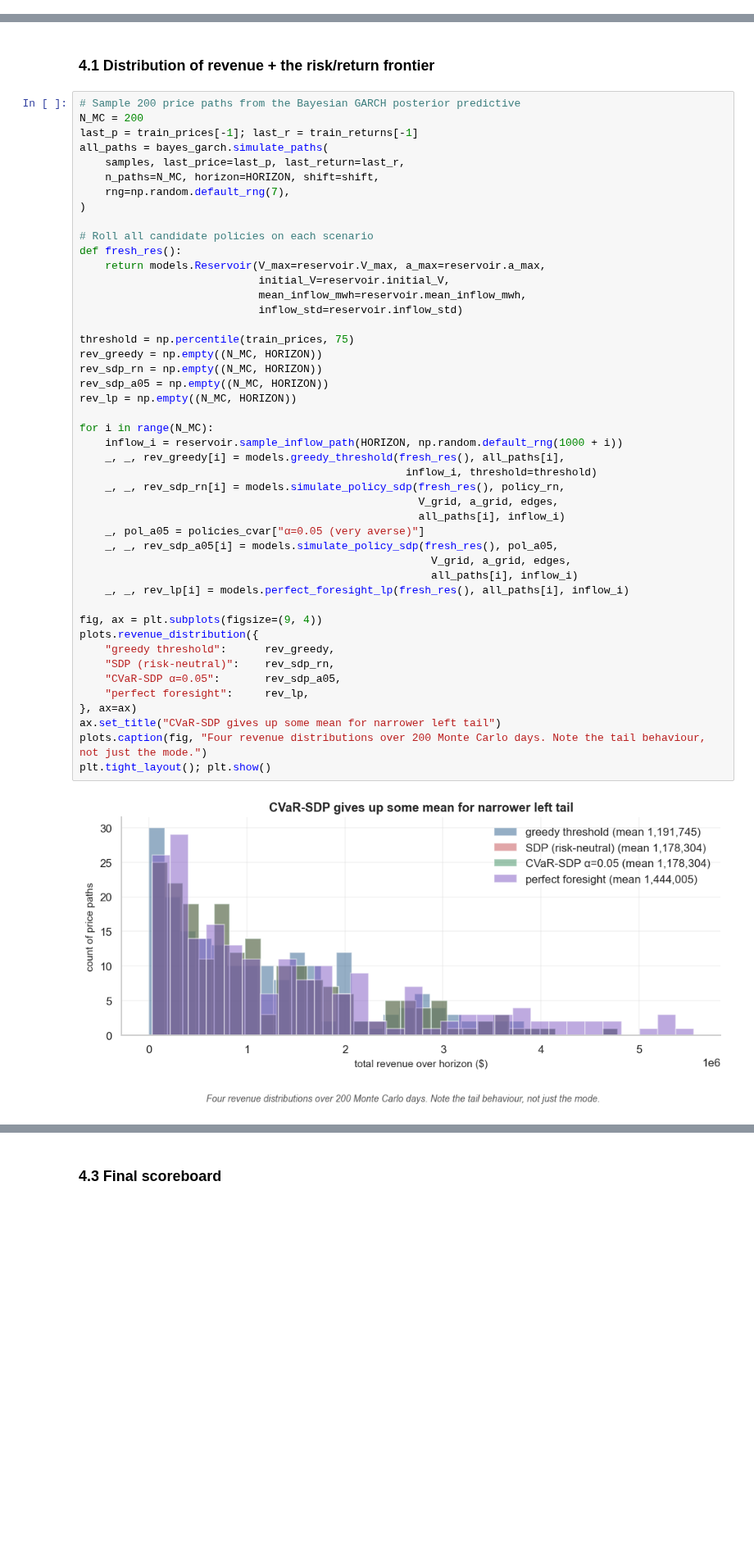
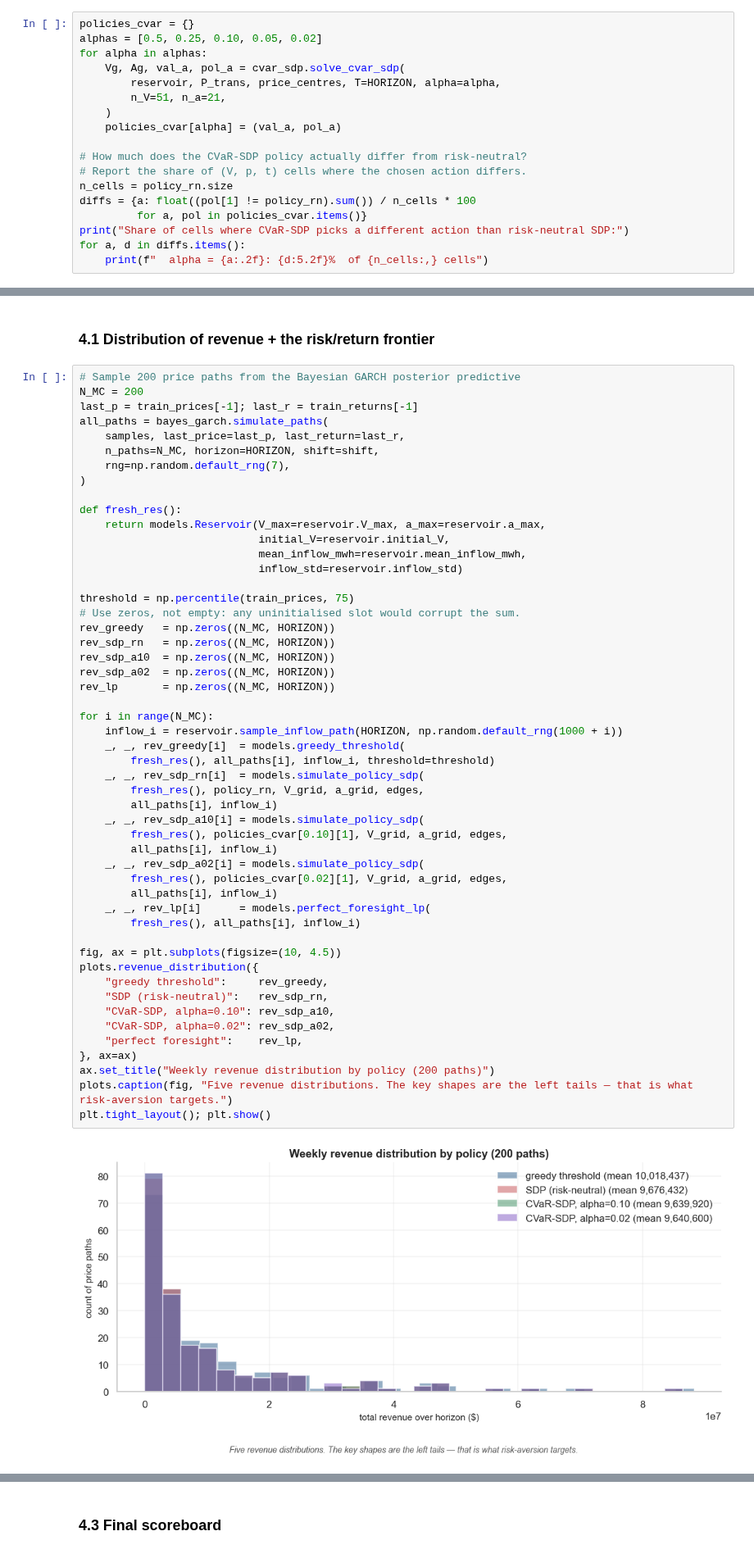
Before and after one commit to Ahmad-Jaradat-Space/hydro-storage-scheduling, a Jupyter notebook: notebook.ipynb, the cells around one changed output, grey strips where cells are left out. Shown at 82% size. Saved outputs shown, nothing was run; the diff lists cells and outputs as text; blank space fills up the shorter version.

```diff
--- a/notebook.ipynb
+++ b/notebook.ipynb
@@ -301,0 +286,18 @@ philosophical — change one parameter and the whole policy adapts.
+# %%
+policies_cvar = {}
+alphas = [0.5, 0.25, 0.10, 0.05, 0.02]
+for alpha in alphas:
+    Vg, Ag, val_a, pol_a = cvar_sdp.solve_cvar_sdp(
+        reservoir, P_trans, price_centres, T=HORIZON, alpha=alpha,
+        n_V=51, n_a=21,
+    )
+    policies_cvar[alpha] = (val_a, pol_a)
+
+# How much does the CVaR-SDP policy actually differ from risk-neutral?
+# Report the share of (V, p, t) cells where the chosen action differs.
+n_cells = policy_rn.size
+diffs = {a: float((pol[1] != policy_rn).sum()) / n_cells * 100
+         for a, pol in policies_cvar.items()}
+print("Share of cells where CVaR-SDP picks a different action than risk-neutral SDP:")
+for a, d in diffs.items():
+    print(f"  alpha = {a:.2f}: {d:5.2f}%  of {n_cells:,} cells")
@@ -310,49 +345,54 @@ DRL benchmark.*
 # %%
 # Sample 200 price paths from the Bayesian GARCH posterior predictive
 N_MC = 200
 last_p = train_prices[-1]; last_r = train_returns[-1]
 all_paths = bayes_garch.simulate_paths(
     samples, last_price=last_p, last_return=last_r,
     n_paths=N_MC, horizon=HORIZON, shift=shift,
     rng=np.random.default_rng(7),
 )
 
-# Roll all candidate policies on each scenario
 def fresh_res():
     return models.Reservoir(V_max=reservoir.V_max, a_max=reservoir.a_max,
                             initial_V=reservoir.initial_V,
                             mean_inflow_mwh=reservoir.mean_inflow_mwh,
                             inflow_std=reservoir.inflow_std)
 
 threshold = np.percentile(train_prices, 75)
-rev_greedy = np.empty((N_MC, HORIZON))
-rev_sdp_rn = np.empty((N_MC, HORIZON))
-rev_sdp_a05 = np.empty((N_MC, HORIZON))
-rev_lp = np.empty((N_MC, HORIZON))
+# Use zeros, not empty: any uninitialised slot would corrupt the sum.
+rev_greedy   = np.zeros((N_MC, HORIZON))
+rev_sdp_rn   = np.zeros((N_MC, HORIZON))
+rev_sdp_a10  = np.zeros((N_MC, HORIZON))
+rev_sdp_a02  = np.zeros((N_MC, HORIZON))
+rev_lp       = np.zeros((N_MC, HORIZON))
 
 for i in range(N_MC):
     inflow_i = reservoir.sample_inflow_path(HORIZON, np.random.default_rng(1000 + i))
-    _, _, rev_greedy[i] = models.greedy_threshold(fresh_res(), all_paths[i],
-                                                   inflow_i, threshold=threshold)
-    _, _, rev_sdp_rn[i] = models.simulate_policy_sdp(fresh_res(), policy_rn,
-                                                     V_grid, a_grid, edges,
-                                                     all_paths[i], inflow_i)
-    _, pol_a05 = policies_cvar["α=0.05 (very averse)"]
-    _, _, rev_sdp_a05[i] = models.simulate_policy_sdp(fresh_res(), pol_a05,
-                                                       V_grid, a_grid, edges,
-                                                       all_paths[i], inflow_i)
-    _, _, rev_lp[i] = models.perfect_foresight_lp(fresh_res(), all_paths[i], inflow_i)
+    _, _, rev_greedy[i]  = models.greedy_threshold(
+        fresh_res(), all_paths[i], inflow_i, threshold=threshold)
+    _, _, rev_sdp_rn[i]  = models.simulate_policy_sdp(
+        fresh_res(), policy_rn, V_grid, a_grid, edges,
+        all_paths[i], inflow_i)
+    _, _, rev_sdp_a10[i] = models.simulate_policy_sdp(
+        fresh_res(), policies_cvar[0.10][1], V_grid, a_grid, edges,
+        all_paths[i], inflow_i)
+    _, _, rev_sdp_a02[i] = models.simulate_policy_sdp(
+        fresh_res(), policies_cvar[0.02][1], V_grid, a_grid, edges,
+        all_paths[i], inflow_i)
+    _, _, rev_lp[i]      = models.perfect_foresight_lp(
+        fresh_res(), all_paths[i], inflow_i)
 
-fig, ax = plt.subplots(figsize=(9, 4))
+fig, ax = plt.subplots(figsize=(10, 4.5))
 plots.revenue_distribution({
-    "greedy threshold":      rev_greedy,
-    "SDP (risk-neutral)":    rev_sdp_rn,
-    "CVaR-SDP α=0.05":       rev_sdp_a05,
-    "perfect foresight":     rev_lp,
+    "greedy threshold":     rev_greedy,
+    "SDP (risk-neutral)":   rev_sdp_rn,
+    "CVaR-SDP, alpha=0.10": rev_sdp_a10,
+    "CVaR-SDP, alpha=0.02": rev_sdp_a02,
+    "perfect foresight":    rev_lp,
 }, ax=ax)
-ax.set_title("CVaR-SDP gives up some mean for narrower left tail")
-plots.caption(fig, "Four revenue distributions over 200 Monte Carlo days. Note the tail behaviour, not just the mode.")
+ax.set_title("Weekly revenue distribution by policy (200 paths)")
+plots.caption(fig, "Five revenue distributions. The key shapes are the left tails — that is what risk-aversion targets.")
 plt.tight_layout(); plt.show()
 # %% [output]
-[figure, old version]
+[figure, new version]
 # %%
```
Also changed, not shown: parts of 19 cells of this notebook, 4 other files.
